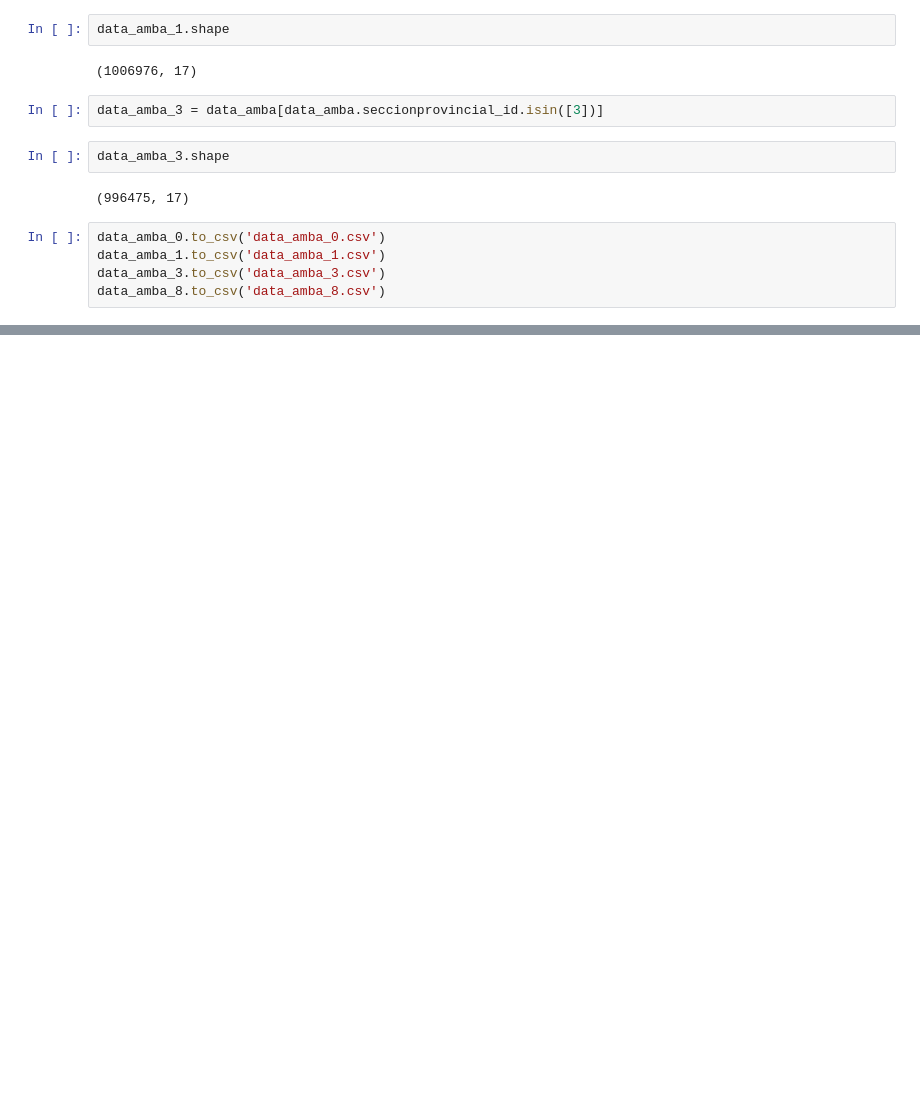
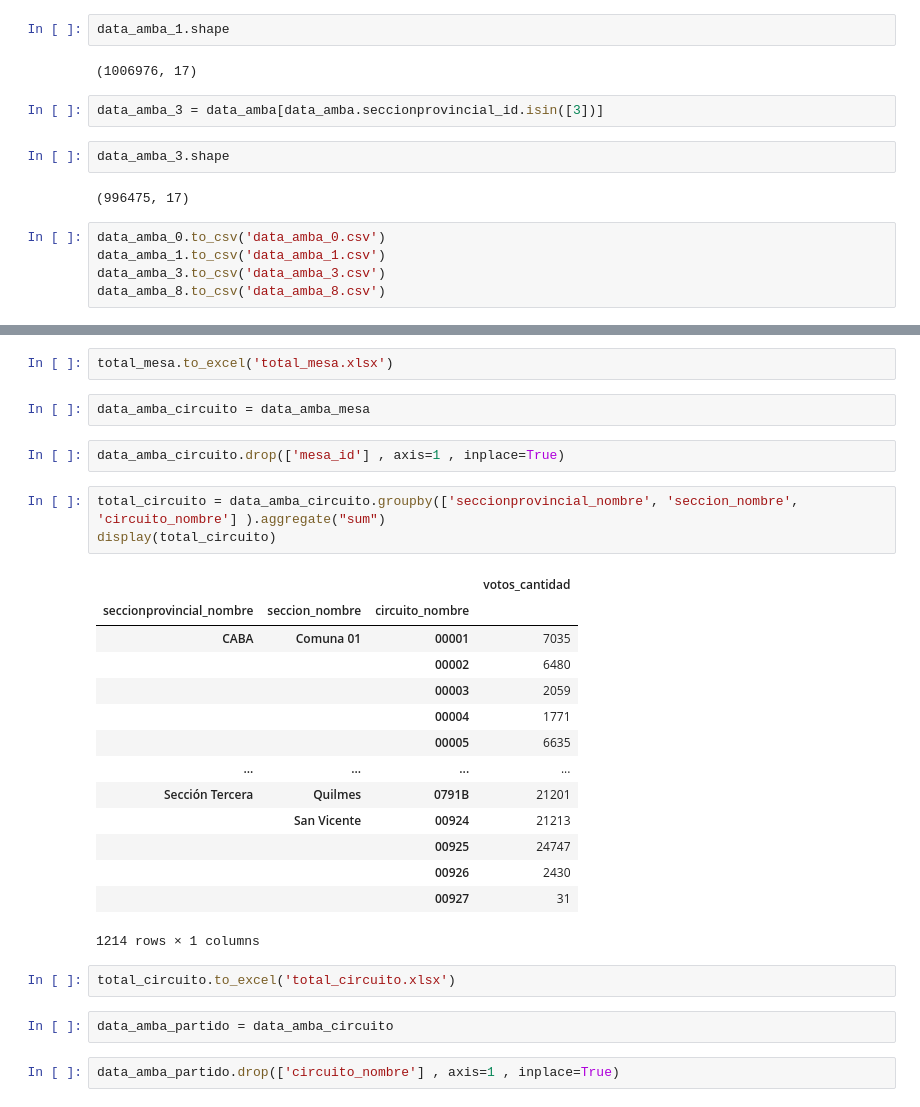
Before and after one commit to diegomartinmendez/Data_Science, a Jupyter notebook: split_clean_data_for_powerbi.ipynb, the cells around one changed output, grey strips where cells are left out. Saved outputs shown, nothing was run; the diff lists cells and outputs as text; blank space fills up the shorter version.

```diff
--- a/split_clean_data_for_powerbi.ipynb
+++ b/split_clean_data_for_powerbi.ipynb
@@ -243,0 +315,30 @@ data_amba_8.to_csv('data_amba_8.csv')
+# %%
+total_mesa.to_excel('total_mesa.xlsx')
+# %%
+data_amba_circuito = data_amba_mesa
+# %%
+data_amba_circuito.drop(['mesa_id'] , axis=1 , inplace=True)
+# %%
+total_circuito = data_amba_circuito.groupby(['seccionprovincial_nombre', 'seccion_nombre', 'circuito_nombre'] ).aggregate("sum")
+display(total_circuito)
+# %% [output]
+|  |  |  | votos_cantidad |
+| seccionprovincial_nombre | seccion_nombre | circuito_nombre |  |
+| CABA | Comuna 01 | 00001 | 7035 |
+|  |  | 00002 | 6480 |
+|  |  | 00003 | 2059 |
+|  |  | 00004 | 1771 |
+|  |  | 00005 | 6635 |
+| ... | ... | ... | ... |
+| Sección Tercera | Quilmes | 0791B | 21201 |
+|  | San Vicente | 00924 | 21213 |
+|  |  | 00925 | 24747 |
+|  |  | 00926 | 2430 |
+|  |  | 00927 | 31 |
+1214 rows × 1 columns
+# %%
+total_circuito.to_excel('total_circuito.xlsx')
+# %%
+data_amba_partido = data_amba_circuito
+# %%
+data_amba_partido.drop(['circuito_nombre'] , axis=1 , inplace=True)
```
Also changed, not shown: parts of 9 cells of this notebook.
